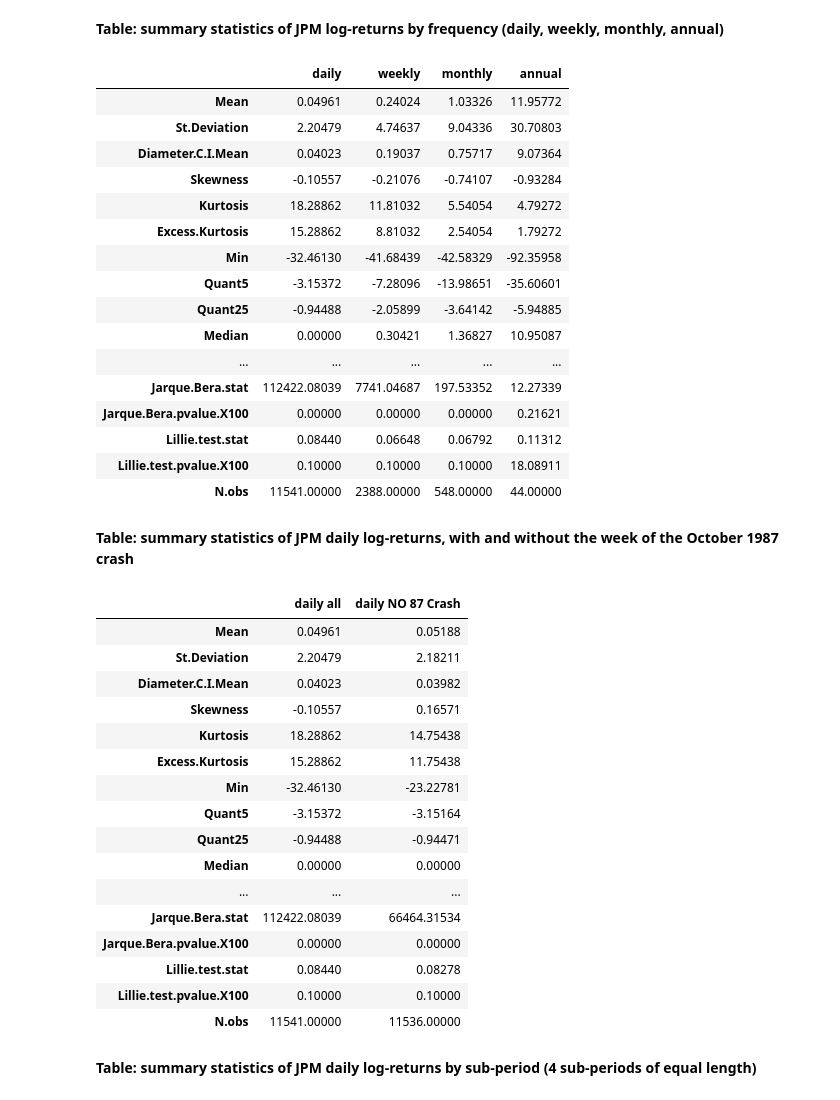
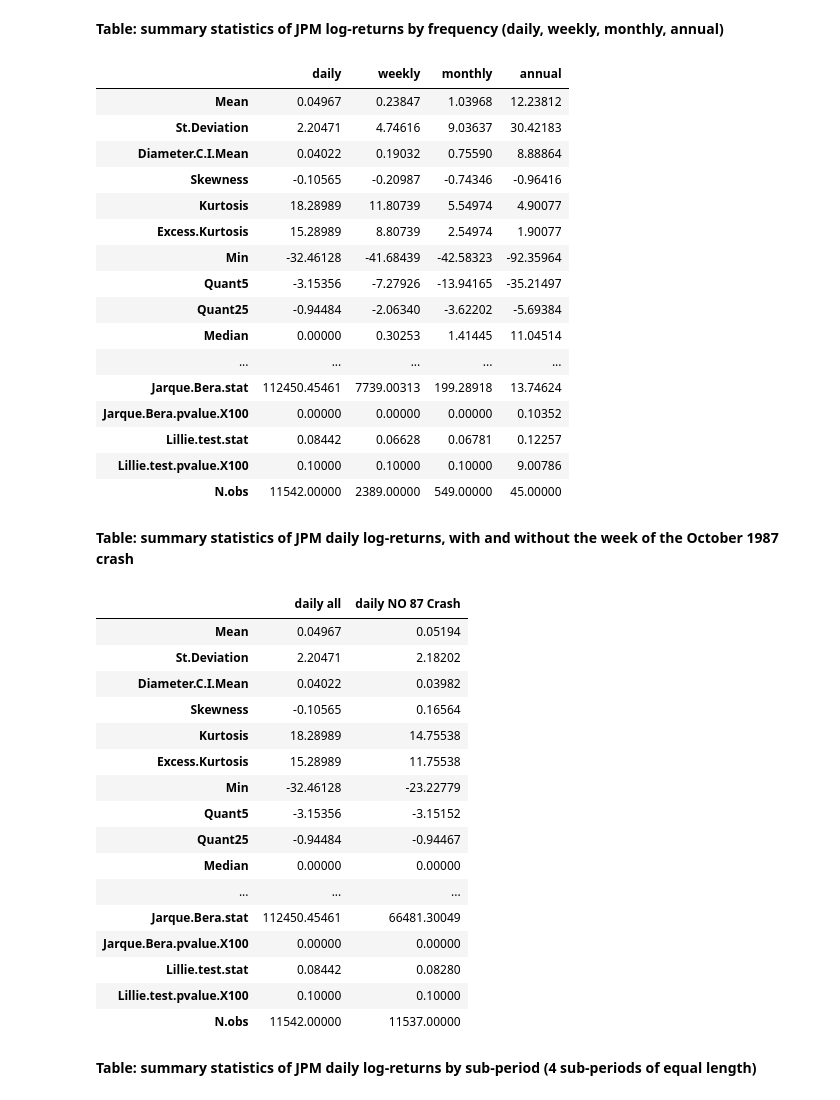
Before and after one commit to tomrousselet/jpm-stylized-facts-factor-models, a Jupyter notebook: JPM_financial_econometrics.ipynb, the cells around one changed output. Drawn from its saved outputs; the diff is of its cells as text; code cells hidden in the pictures.

```diff
--- a/JPM_financial_econometrics.ipynb
+++ b/JPM_financial_econometrics.ipynb
@@ -85,31 +86,31 @@ def summary_statistics(x):
 # %%
 returns_by_frequency = {
     'daily': rt_d,
     'weekly': rt_w,
     'monthly': rt_m,
     'annual': rt_y
 }
 
-summary_table = pd.DataFrame({key: summary_statistics(data.iloc[1:]) for key, data in returns_by_frequency.items()})
+summary_table = pd.DataFrame({key: summary_statistics(data) for key, data in returns_by_frequency.items()})
 summary_table
 # %% [output]
 |  | daily | weekly | monthly | annual |
-| Mean | 0.04961 | 0.24024 | 1.03326 | 11.95772 |
-| St.Deviation | 2.20479 | 4.74637 | 9.04336 | 30.70803 |
-| Diameter.C.I.Mean | 0.04023 | 0.19037 | 0.75717 | 9.07364 |
-| Skewness | -0.10557 | -0.21076 | -0.74107 | -0.93284 |
-| Kurtosis | 18.28862 | 11.81032 | 5.54054 | 4.79272 |
-| Excess.Kurtosis | 15.28862 | 8.81032 | 2.54054 | 1.79272 |
-| Min | -32.46130 | -41.68439 | -42.58329 | -92.35958 |
-| Quant5 | -3.15372 | -7.28096 | -13.98651 | -35.60601 |
-| Quant25 | -0.94488 | -2.05899 | -3.64142 | -5.94885 |
-| Median | 0.00000 | 0.30421 | 1.36827 | 10.95087 |
+| Mean | 0.04967 | 0.23847 | 1.03968 | 12.23812 |
+| St.Deviation | 2.20471 | 4.74616 | 9.03637 | 30.42183 |
+| Diameter.C.I.Mean | 0.04022 | 0.19032 | 0.75590 | 8.88864 |
+| Skewness | -0.10565 | -0.20987 | -0.74346 | -0.96416 |
+| Kurtosis | 18.28989 | 11.80739 | 5.54974 | 4.90077 |
+| Excess.Kurtosis | 15.28989 | 8.80739 | 2.54974 | 1.90077 |
+| Min | -32.46128 | -41.68439 | -42.58323 | -92.35964 |
+| Quant5 | -3.15356 | -7.27926 | -13.94165 | -35.21497 |
+| Quant25 | -0.94484 | -2.06340 | -3.62202 | -5.69384 |
+| Median | 0.00000 | 0.30253 | 1.41445 | 11.04514 |
 | ... | ... | ... | ... | ... |
-| Jarque.Bera.stat | 112422.08039 | 7741.04687 | 197.53352 | 12.27339 |
-| Jarque.Bera.pvalue.X100 | 0.00000 | 0.00000 | 0.00000 | 0.21621 |
-| Lillie.test.stat | 0.08440 | 0.06648 | 0.06792 | 0.11312 |
-| Lillie.test.pvalue.X100 | 0.10000 | 0.10000 | 0.10000 | 18.08911 |
-| N.obs | 11541.00000 | 2388.00000 | 548.00000 | 44.00000 |
+| Jarque.Bera.stat | 112450.45461 | 7739.00313 | 199.28918 | 13.74624 |
+| Jarque.Bera.pvalue.X100 | 0.00000 | 0.00000 | 0.00000 | 0.10352 |
+| Lillie.test.stat | 0.08442 | 0.06628 | 0.06781 | 0.12257 |
+| Lillie.test.pvalue.X100 | 0.10000 | 0.10000 | 0.10000 | 9.00786 |
+| N.obs | 11542.00000 | 2389.00000 | 549.00000 | 45.00000 |
 # %% [markdown]
 **Table: summary statistics of JPM daily log-returns, with and without the week of the October 1987 crash**
 # %%
@@ -121,26 +122,26 @@ returns_with_without_crash = {
     "daily NO 87 Crash": rt_d_noOct87crash
 }
 
-summary_table_crash = pd.DataFrame({key: summary_statistics(data.iloc[1:]) for key, data in returns_with_without_crash.items()})
+summary_table_crash = pd.DataFrame({key: summary_statistics(data) for key, data in returns_with_without_crash.items()})
 summary_table_crash
 # %% [output]
 |  | daily all | daily NO 87 Crash |
-| Mean | 0.04961 | 0.05188 |
-| St.Deviation | 2.20479 | 2.18211 |
-| Diameter.C.I.Mean | 0.04023 | 0.03982 |
-| Skewness | -0.10557 | 0.16571 |
-| Kurtosis | 18.28862 | 14.75438 |
-| Excess.Kurtosis | 15.28862 | 11.75438 |
-| Min | -32.46130 | -23.22781 |
-| Quant5 | -3.15372 | -3.15164 |
-| Quant25 | -0.94488 | -0.94471 |
+| Mean | 0.04967 | 0.05194 |
+| St.Deviation | 2.20471 | 2.18202 |
+| Diameter.C.I.Mean | 0.04022 | 0.03982 |
+| Skewness | -0.10565 | 0.16564 |
+| Kurtosis | 18.28989 | 14.75538 |
+| Excess.Kurtosis | 15.28989 | 11.75538 |
+| Min | -32.46128 | -23.22779 |
+| Quant5 | -3.15356 | -3.15152 |
+| Quant25 | -0.94484 | -0.94467 |
 | Median | 0.00000 | 0.00000 |
 | ... | ... | ... |
-| Jarque.Bera.stat | 112422.08039 | 66464.31534 |
+| Jarque.Bera.stat | 112450.45461 | 66481.30049 |
 | Jarque.Bera.pvalue.X100 | 0.00000 | 0.00000 |
-| Lillie.test.stat | 0.08440 | 0.08278 |
+| Lillie.test.stat | 0.08442 | 0.08280 |
 | Lillie.test.pvalue.X100 | 0.10000 | 0.10000 |
-| N.obs | 11541.00000 | 11536.00000 |
+| N.obs | 11542.00000 | 11537.00000 |
 # %% [markdown]
 **Table: summary statistics of JPM daily log-returns by sub-period (4 sub-periods of equal length)**
 # %%
```
Also changed, not shown: parts of 65 cells of this notebook.
